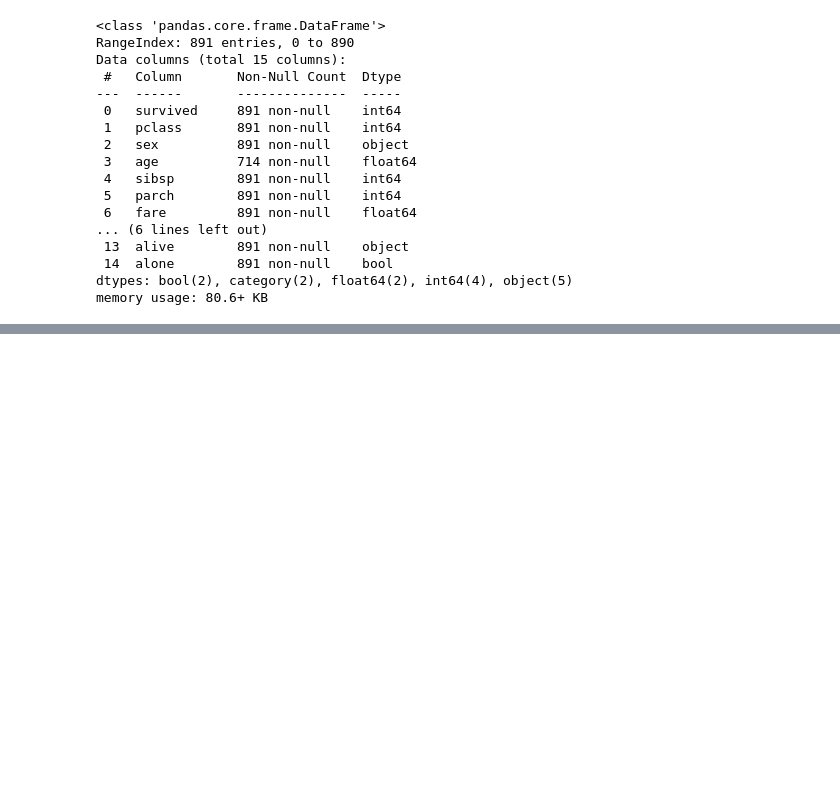
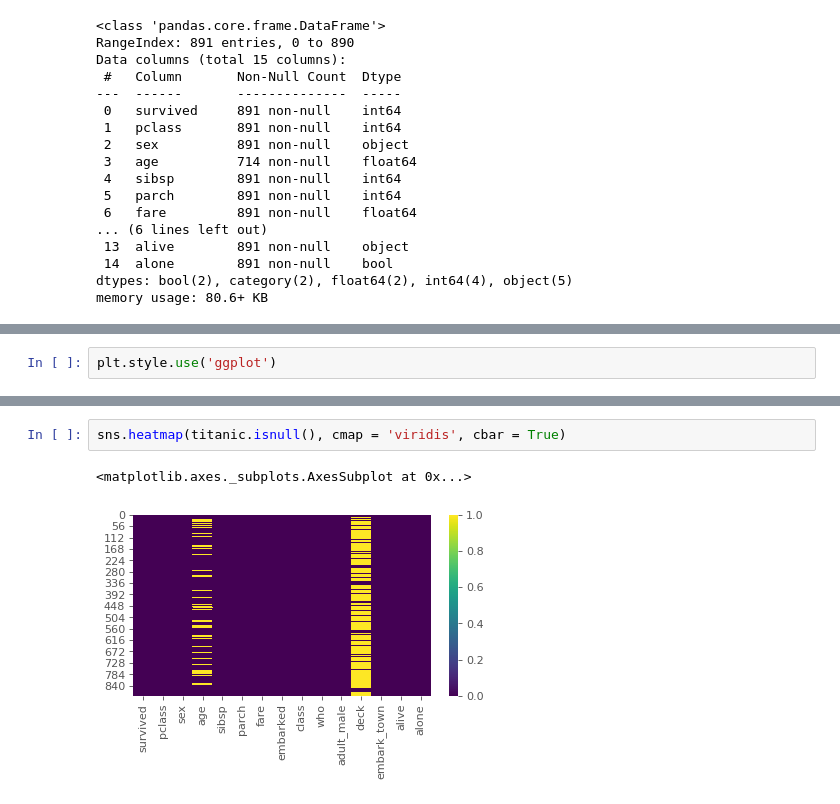
Before and after one commit to Binita72/Visualization_of_titanic_data, a Jupyter notebook: Untitled.ipynb, the cells around one changed output, grey strips where cells are left out. Cells and saved outputs as stored; diff of their text form; blank space fills up the shorter version.

Commit message:
Heatmap

```diff
--- a/Untitled.ipynb
+++ b/Untitled.ipynb
@@ -62,0 +65,2 @@ memory usage: 80.6+ KB
+# %%
+plt.style.use('ggplot')
@@ -62,0 +86,5 @@ memory usage: 80.6+ KB
+# %%
+sns.heatmap(titanic.isnull(), cmap = 'viridis', cbar = True)
+# %% [output]
+<matplotlib.axes._subplots.AxesSubplot at 0x...>
+[figure, added]
```
Also changed, not shown: parts of 4 cells of this notebook.
